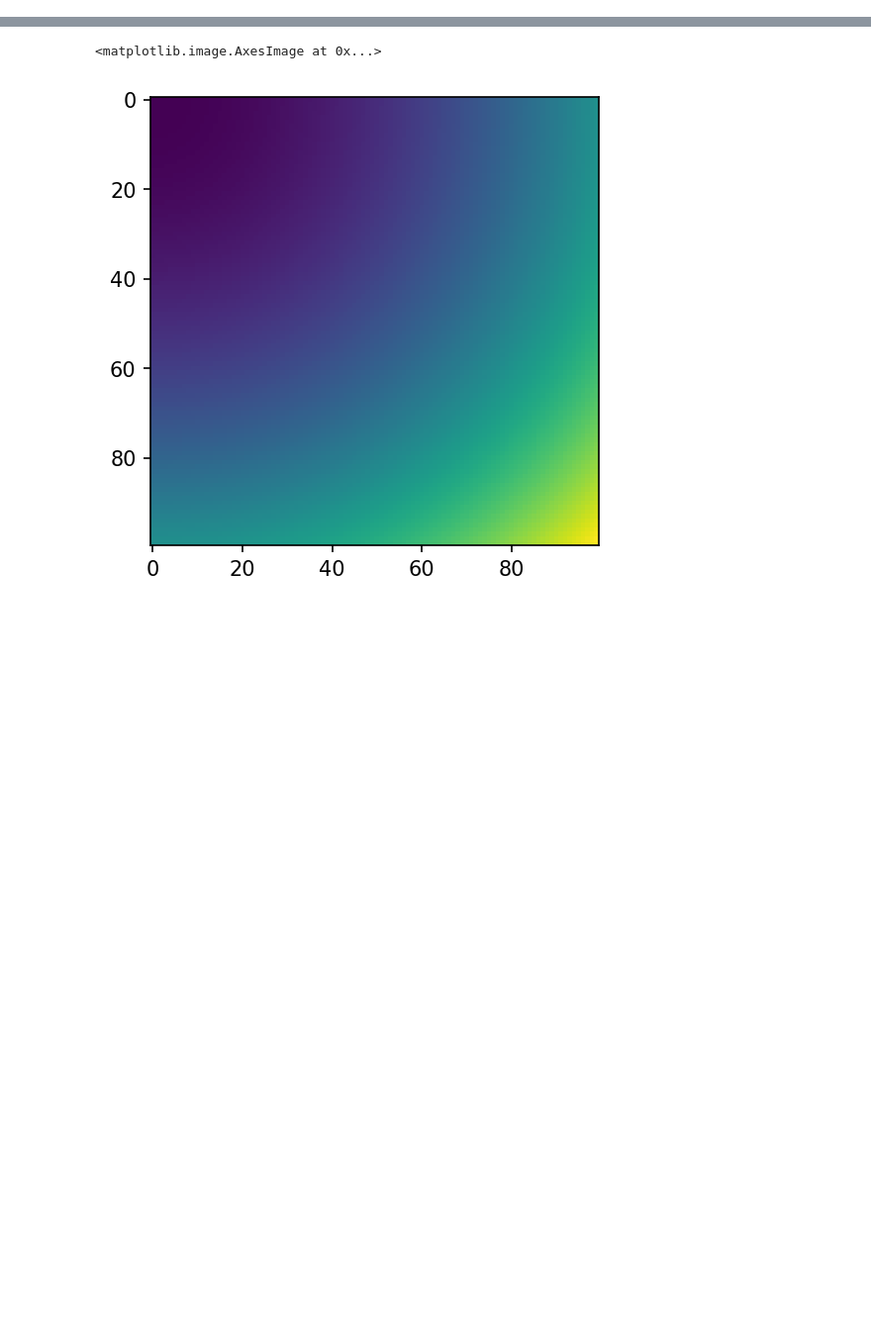
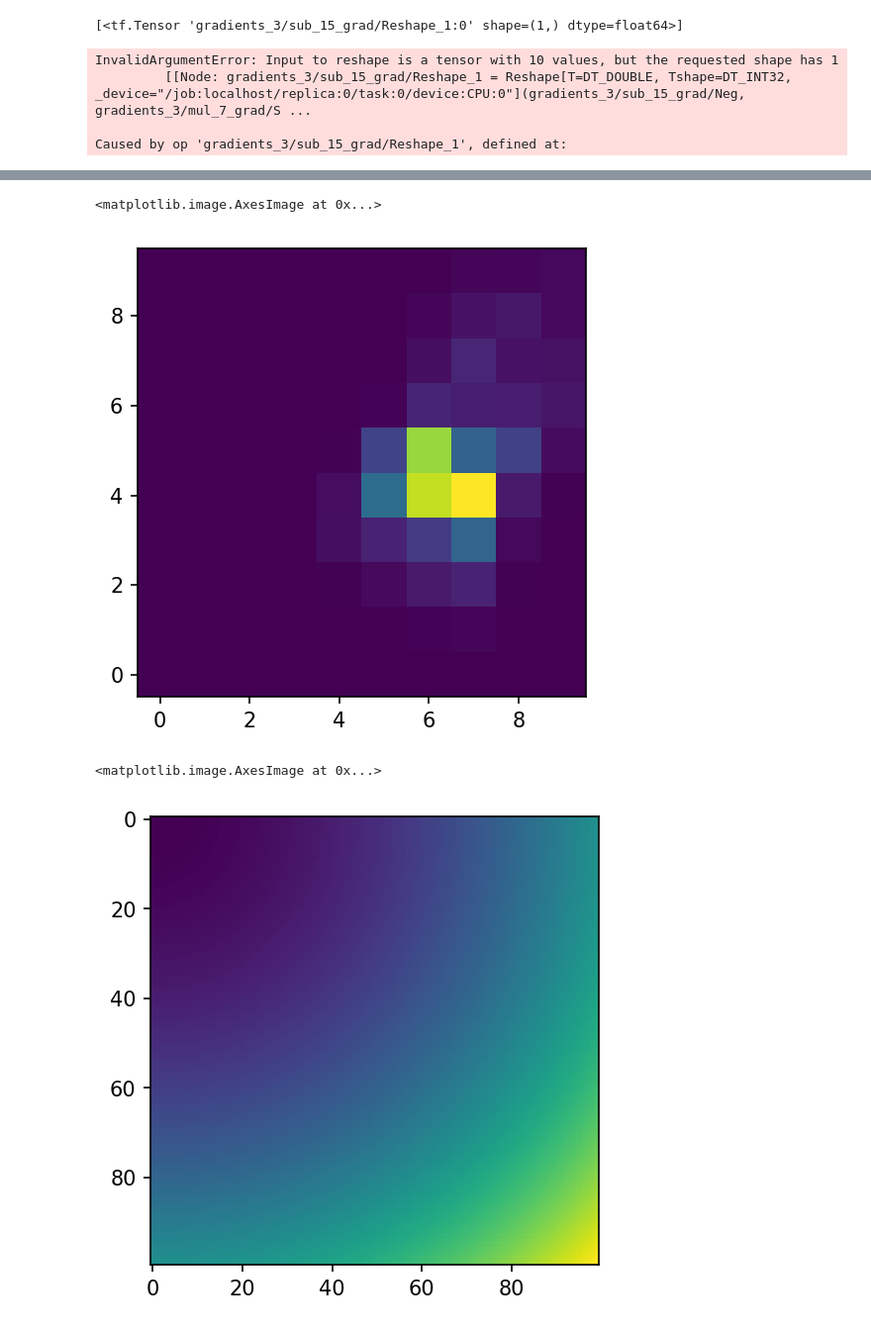
Before and after one commit to mirca/vaneska, a Jupyter notebook: interp_grad_demo.ipynb, the cells around one changed output, grey strips where cells are left out. Shown at 99% size. Drawn from its saved outputs; the diff is of its cells as text; code cells hidden in the pictures; blank space fills up the shorter version.

Commit message:
add Bryson PRF model; it works but gradients w.r.t. centroids dont

```diff
--- a/interp_grad_demo.ipynb
+++ b/interp_grad_demo.ipynb
@@ -15,0 +28,20 @@ import tensorflow as tf
+# %%
+grad = tf.gradients(model, [xc])
+# %%
+grad
+# %% [output]
+[<tf.Tensor 'gradients_3/sub_15_grad/Reshape_1:0' shape=(1,) dtype=float64>]
+# %%
+sess = tf.Session()
+# %%
+sess.run(tf.global_variables_initializer())
+# %%
+sess.run(grad)
+# %% [output]
+InvalidArgumentError: Input to reshape is a tensor with 10 values, but the requested shape has 1
+         [[Node: gradients_3/sub_15_grad/Reshape_1 = Reshape[T=DT_DOUBLE, Tshape=DT_INT32, _device="/job:localhost/replica:0/task:0/device:CPU:0"](gradients_3/sub_15_grad/Neg, gradients_3/mul_7_grad/S ...
+
+Caused by op 'gradients_3/sub_15_grad/Reshape_1', defined at:
+# %%
+plt.imshow(sess.run(prf(flux, xc, yc)), origin='lower')
+# %% [output]
@@ -16,3 +49,5 @@ import tensorflow as tf
+<matplotlib.image.AxesImage at 0x...>
+[figure, added]
 # %%
 y, x = np.mgrid[0:10:100j, 0:10:100j]
 # %%
```
Also changed, not shown: parts of 13 cells of this notebook, 1 other file.
